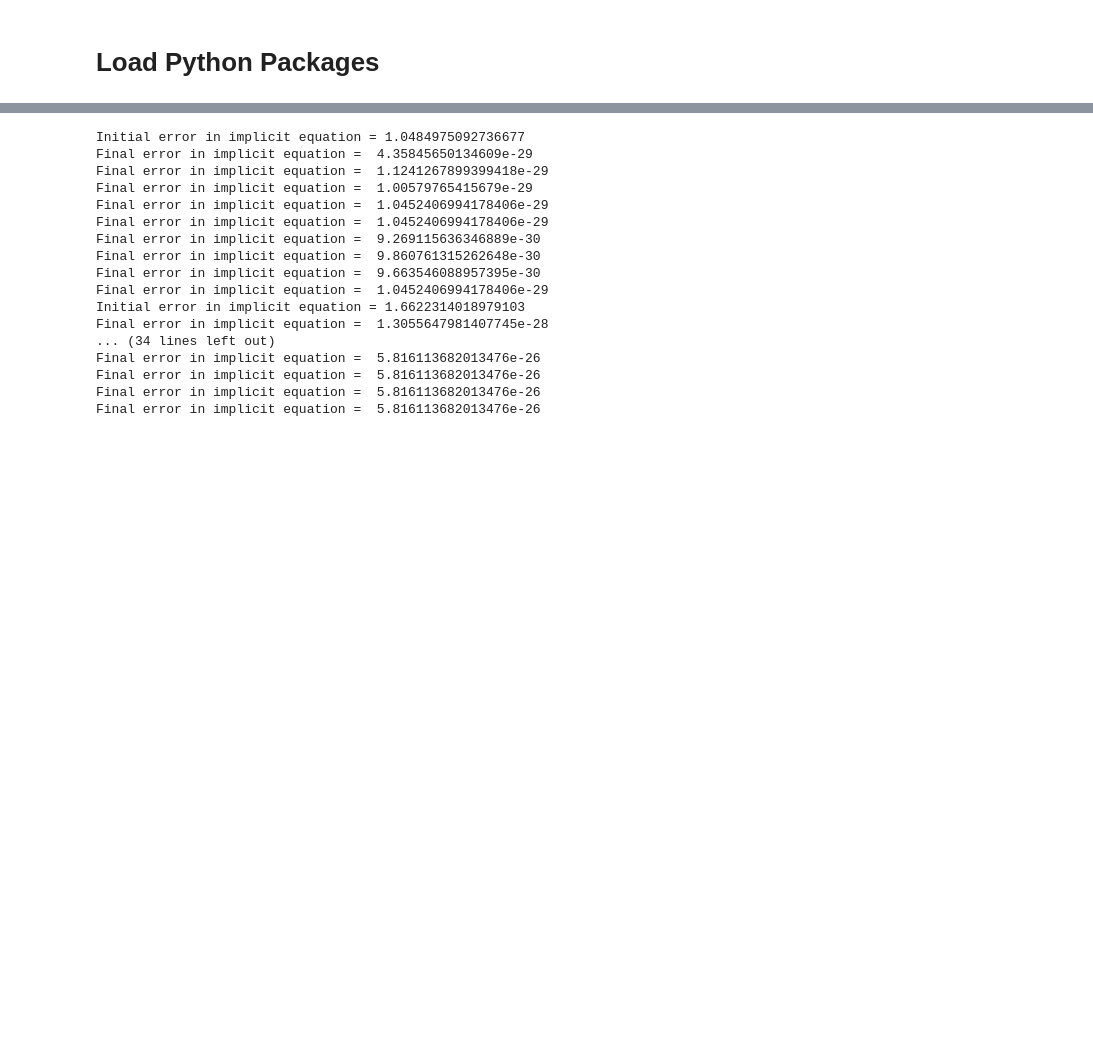
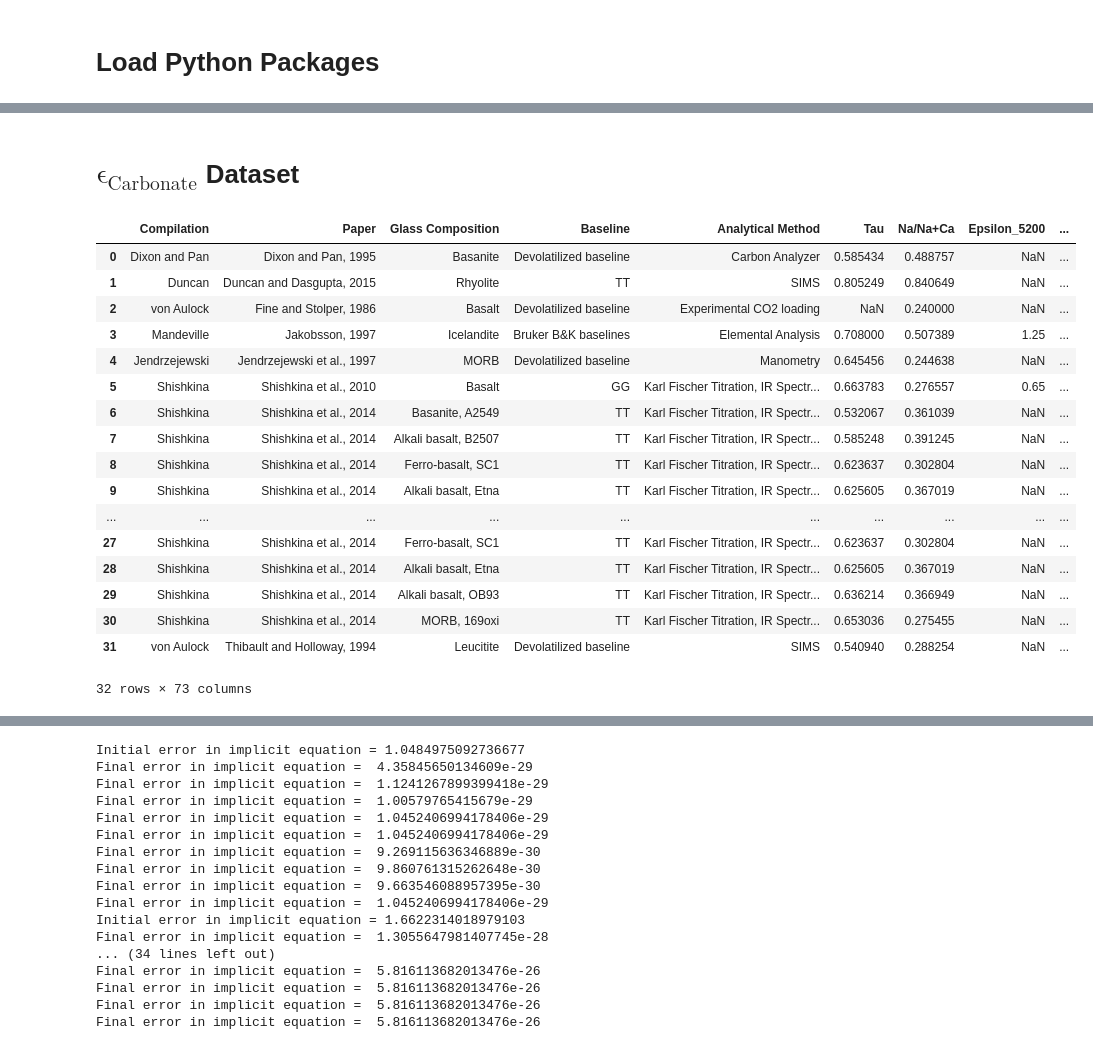
Before and after one commit to kaylai/PyIRoGlass, a Jupyter notebook: docs/examples/inversion/PyIRoGlass_Inversion.ipynb, the cells around one changed output, grey strips where cells are left out. Drawn from its saved outputs; the diff is of its cells as text; code cells hidden in the pictures; blank space fills up the shorter version.

```diff
--- a/docs/examples/inversion/PyIRoGlass_Inversion.ipynb
+++ b/docs/examples/inversion/PyIRoGlass_Inversion.ipynb
@@ -65 +150,24 @@ sigma_epsilon_carbonate = epsilon_carbonate * 0.10
+# %% [markdown]
+# $\mathrm{\epsilon_{Carbonate}}$ Dataset
+# %%
+df_carbonate
+# %% [output]
+|  | Compilation | Paper | Glass Composition | Baseline | Analytical Method | Tau | Na/Na+Ca | Epsilon_5200 | ... |
+| 0 | Dixon and Pan | Dixon and Pan, 1995 | Basanite | Devolatilized baseline | Carbon Analyzer | 0.585434 | 0.488757 | NaN | ... |
+| 1 | Duncan | Duncan and Dasgupta, 2015 | Rhyolite | TT | SIMS | 0.805249 | 0.840649 | NaN | ... |
+| 2 | von Aulock | Fine and Stolper, 1986 | Basalt | Devolatilized baseline | Experimental CO2 loading | NaN | 0.240000 | NaN | ... |
+| 3 | Mandeville | Jakobsson, 1997 | Icelandite | Bruker B&K baselines | Elemental Analysis | 0.708000 | 0.507389 | 1.25 | ... |
+| 4 | Jendrzejewski | Jendrzejewski et al., 1997 | MORB | Devolatilized baseline | Manometry | 0.645456 | 0.244638 | NaN | ... |
+| 5 | Shishkina | Shishkina et al., 2010 | Basalt | GG | Karl Fischer Titration, IR Spectr... | 0.663783 | 0.276557 | 0.65 | ... |
+| 6 | Shishkina | Shishkina et al., 2014 | Basanite, A2549 | TT | Karl Fischer Titration, IR Spectr... | 0.532067 | 0.361039 | NaN | ... |
+| 7 | Shishkina | Shishkina et al., 2014 | Alkali basalt, B2507 | TT | Karl Fischer Titration, IR Spectr... | 0.585248 | 0.391245 | NaN | ... |
+| 8 | Shishkina | Shishkina et al., 2014 | Ferro-basalt, SC1 | TT | Karl Fischer Titration, IR Spectr... | 0.623637 | 0.302804 | NaN | ... |
+| 9 | Shishkina | Shishkina et al., 2014 | Alkali basalt, Etna | TT | Karl Fischer Titration, IR Spectr... | 0.625605 | 0.367019 | NaN | ... |
+| ... | ... | ... | ... | ... | ... | ... | ... | ... | ... |
+| 27 | Shishkina | Shishkina et al., 2014 | Ferro-basalt, SC1 | TT | Karl Fischer Titration, IR Spectr... | 0.623637 | 0.302804 | NaN | ... |
+| 28 | Shishkina | Shishkina et al., 2014 | Alkali basalt, Etna | TT | Karl Fischer Titration, IR Spectr... | 0.625605 | 0.367019 | NaN | ... |
+| 29 | Shishkina | Shishkina et al., 2014 | Alkali basalt, OB93 | TT | Karl Fischer Titration, IR Spectr... | 0.636214 | 0.366949 | NaN | ... |
+| 30 | Shishkina | Shishkina et al., 2014 | MORB, 169oxi | TT | Karl Fischer Titration, IR Spectr... | 0.653036 | 0.275455 | NaN | ... |
+| 31 | von Aulock | Thibault and Holloway, 1994 | Leucitite | Devolatilized baseline | SIMS | 0.540940 | 0.288254 | NaN | ... |
+32 rows × 73 columns
 # %% [markdown]
```
Also changed, not shown: parts of 11 cells of this notebook, 37 other files.
